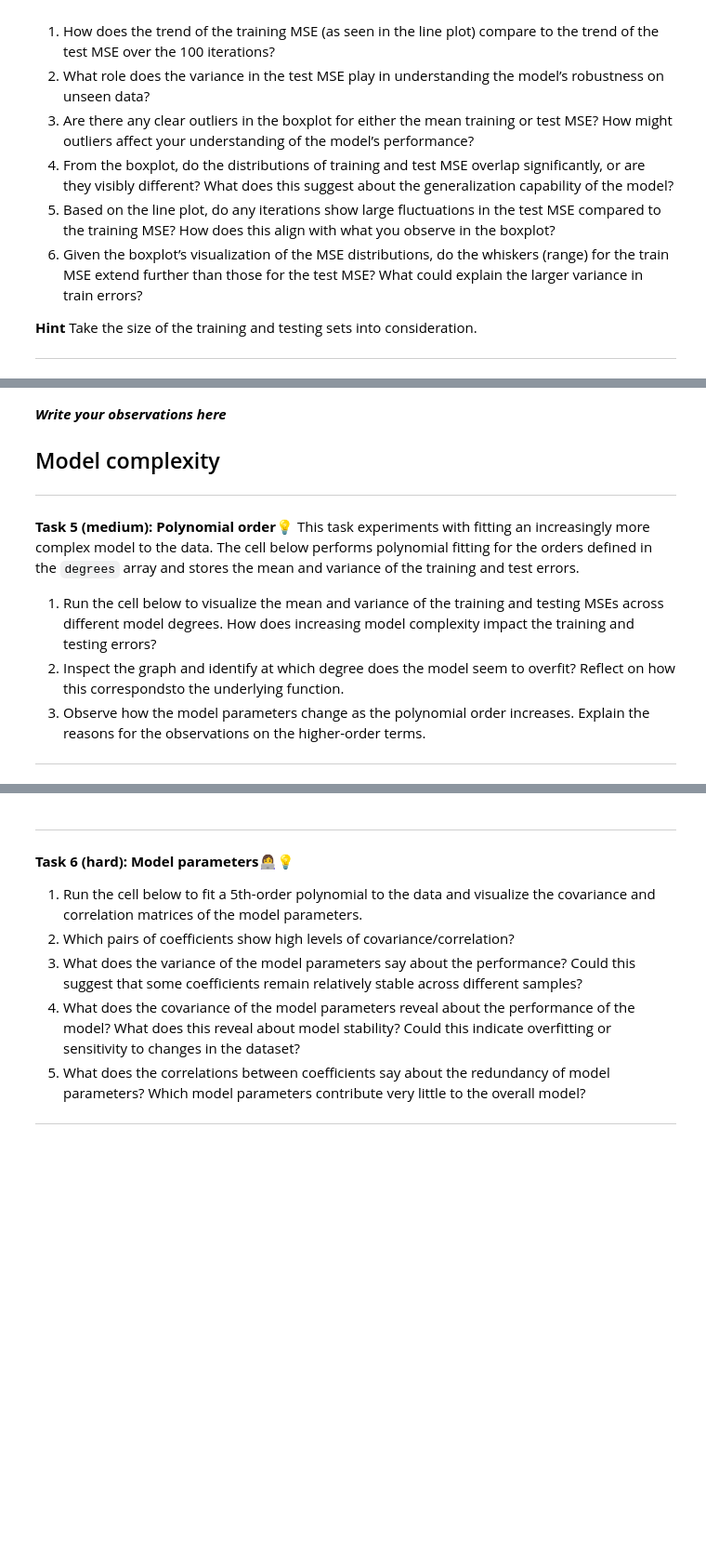
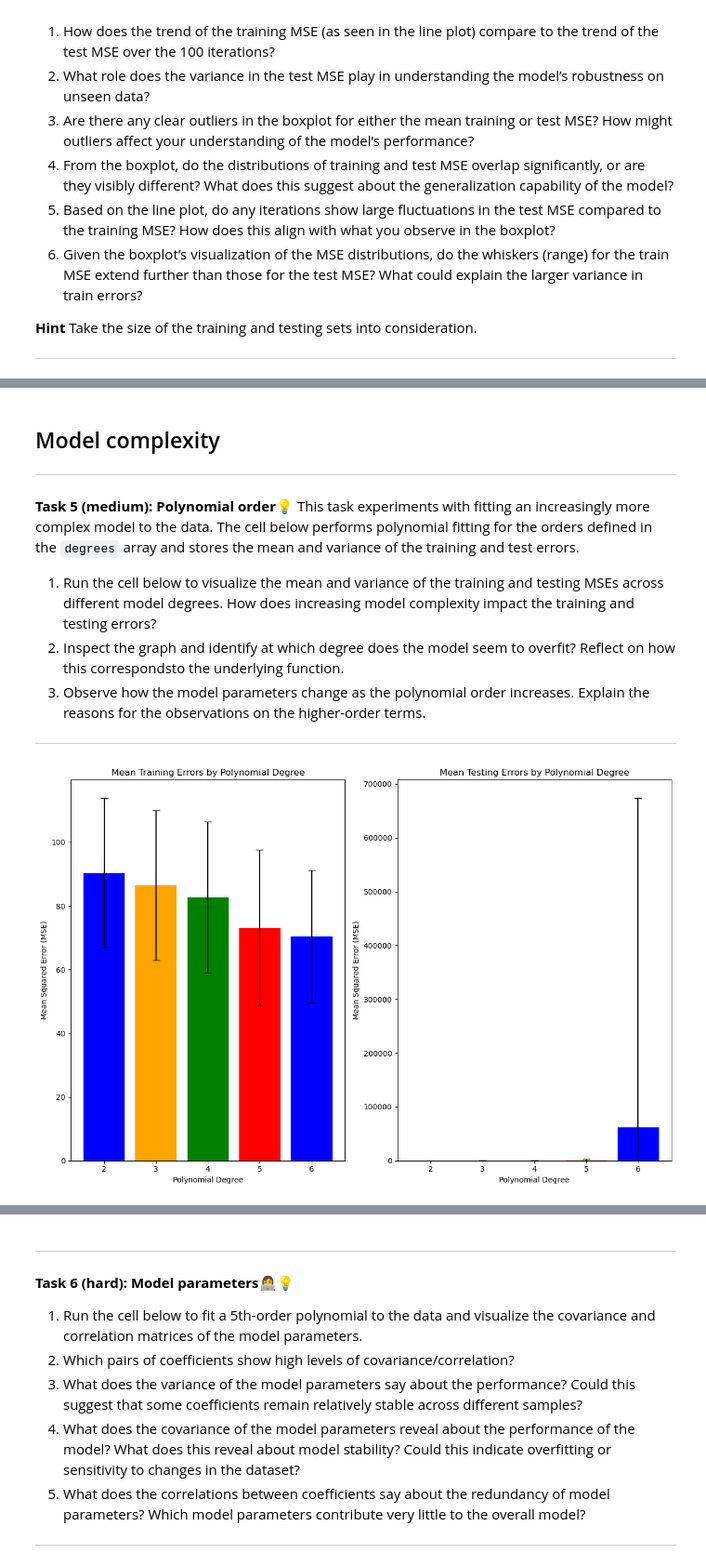
Before and after one commit to Grumlebob/MachineLearning2024, a Jupyter notebook: Exercises/vscode/W07/03-model_fitting_desc_stat.ipynb, the cells around one changed output, grey strips where cells are left out. Shown at 93% size. Cells and saved outputs as stored; diff of their text form; code cells hidden in the pictures; blank space fills up the shorter version.

```diff
--- a/Exercises/vscode/W07/03-model_fitting_desc_stat.ipynb
+++ b/Exercises/vscode/W07/03-model_fitting_desc_stat.ipynb
@@ -120,8 +115,8 @@ Observe the output of the `iterate_fit()`
 coefficients = [1, -2, 3]  # Coefficients for the polynomial (change as needed)
 x_range = np.linspace(-10, 10, 100)  # Range of x values
 mean = 0  # Mean for the Gaussian noise
-variance = 50  # Variance for the Gaussian noise
-num_outliers = 5  # Number of outliers to introduce
+variance = 650  # Variance for the Gaussian noise
+num_outliers = 0  # Number of outliers to introduce
 
 # Generate noise-free polynomial dataset
 y_clean = generate_polynomial(x_range, coefficients)
@@ -129,7 +124,11 @@ y_clean = generate_polynomial(x_range, coefficients)
 # Generate dataset with Gaussian noise and outliers
 y_noisy = add_gaussian_noise(y_clean, mean, variance, num_outliers)
 
-# Write your code here
+
+N = 2 # order of polynomial
+K = 100 # number of iterations
+M = 20 # number of points to train on
+errors, coeffs_array, error_mean, error_variance, coeffs_mean, coeffs_covariance, coeffs_correlation = iterate_fit(x_range, y_noisy, M, N, K)
 # %% [markdown]
 
 ---
@@ -208,7 +227,7 @@ def fit_polynomial(x, y, M, N):
 
     # Use the remaining points as the test set
     # Comment1
-    # test_indices = np.setdiff1d(np.arange(len(x)), indices)
+    test_indices = np.setdiff1d(np.arange(len(x)), indices)
     x_test = x[test_indices]
     y_test = y[test_indices]
 
@@ -222,8 +241,8 @@ def fit_polynomial(x, y, M, N):
     mse_train = np.mean((y_sampled - y_fitted_train) ** 2)
 
     # Calculate test loss (mean squared error) on the remaining points (unseen data)
-    y_fitted_test = None # replace
-    mse_test = None # replace
+    y_fitted_test = fitted_poly(x_test)
+    mse_test = np.mean((y_test - y_fitted_test) ** 2)
 
     return mse_train, mse_test, coeffs
 
@@ -251,8 +270,8 @@ def iterate_fit(x, y, M, N, K):
     error_variance_train = np.var(errors_train, ddof=1)
 
     # Compute statistics for test errors
-    error_mean_test = None # replace
-    error_variance_test = None # replace
+    error_mean_test = np.mean(errors_test)
+    error_variance_test = np.var(errors_test, ddof=1)
 
     # Compute coefficient statistics
     coeffs_mean = np.mean(coeffs_array, axis=0)
@@ -270,15 +289,19 @@ N = 2   # Order of the polynomial to fit
 K = 100  # Number of iterations
 
 # 3.
-
 # Generate noisy outputs
-# Write your solution here
-y_noisy = None # replace
+variance = 100
+num_outliers = 0
+y_noisy = add_gaussian_noise(y_clean, mean, variance, num_outliers)
 
 # 4.
 
 # Apply the updated iterate_fit(function)
 # Write your code here
+(errors_train, errors_test, coeffs_array,
+            error_mean_train, error_variance_train,
+            error_mean_test, error_variance_test,
+            coeffs_mean, coeffs_covariance, coeffs_correlation) = iterate_fit(x_range, y_noisy, M, N, K)
 # %% [markdown]
 
 ---
@@ -318,5 +370,5 @@ plt.show()
 # %% [markdown]
-_**Write your observations here**_
+
 ## Model complexity
 
 ---
@@ -346,7 +398,7 @@ K = 100  # Number of iterations
 for N in degrees:
 
     # Perform the iterative fitting process for the current polynomial degree
-    errors_train, errors_test, _, error_mean_train, error_variance_train, error_mean_test, error_variance_test, _, _, _ = iterate_fit(x_range, y_noisy, M, N, K)
+    errors_train, errors_test, coeffs_array, error_mean_train, error_variance_train, error_mean_test, error_variance_test, _, _, _ = iterate_fit(x_range, y_noisy, M, N, K)
 
     # Store the results for training and test sets
     error_means_train[N] = error_mean_train
@@ -356,30 +408,32 @@ for N in degrees:
 
 
 # Data preparation
 mean_training_errors = [error_means_train[d] for d in degrees]
 mean_testing_errors = [error_means_test[d] for d in degrees]
 training_error_bars = prepare_error_bars(mean_training_errors, [error_variances_train[d] for d in degrees])
 testing_error_bars = prepare_error_bars(mean_testing_errors, [error_variances_test[d] for d in degrees])
 
 colors = ['blue', 'orange', 'green', 'red']
 
 # Create side-by-side subplots
 fig, axes = plt.subplots(1, 2, figsize=(12, 8))
 
 # Plot training errors
 axes[0].bar(degrees, mean_training_errors, color=colors, yerr=training_error_bars, capsize=5)
 axes[0].set_xticks(degrees)
 axes[0].set_title('Mean Training Errors by Polynomial Degree')
 axes[0].set_xlabel('Polynomial Degree')
 axes[0].set_ylabel('Mean Squared Error (MSE)')
 
 # Plot testing errors
 axes[1].bar(degrees, mean_testing_errors, color=colors, yerr=testing_error_bars, capsize=5)
 axes[1].set_xticks(degrees)
 axes[1].set_title('Mean Testing Errors by Polynomial Degree')
 axes[1].set_xlabel('Polynomial Degree')
 axes[1].set_ylabel('Mean Squared Error (MSE)')
 
 # Adjust layout
 plt.tight_layout()
 plt.show()
+# %% [output]
+[figure, added]
```
Also changed, not shown: parts of 9 cells of this notebook, 2 other files.
